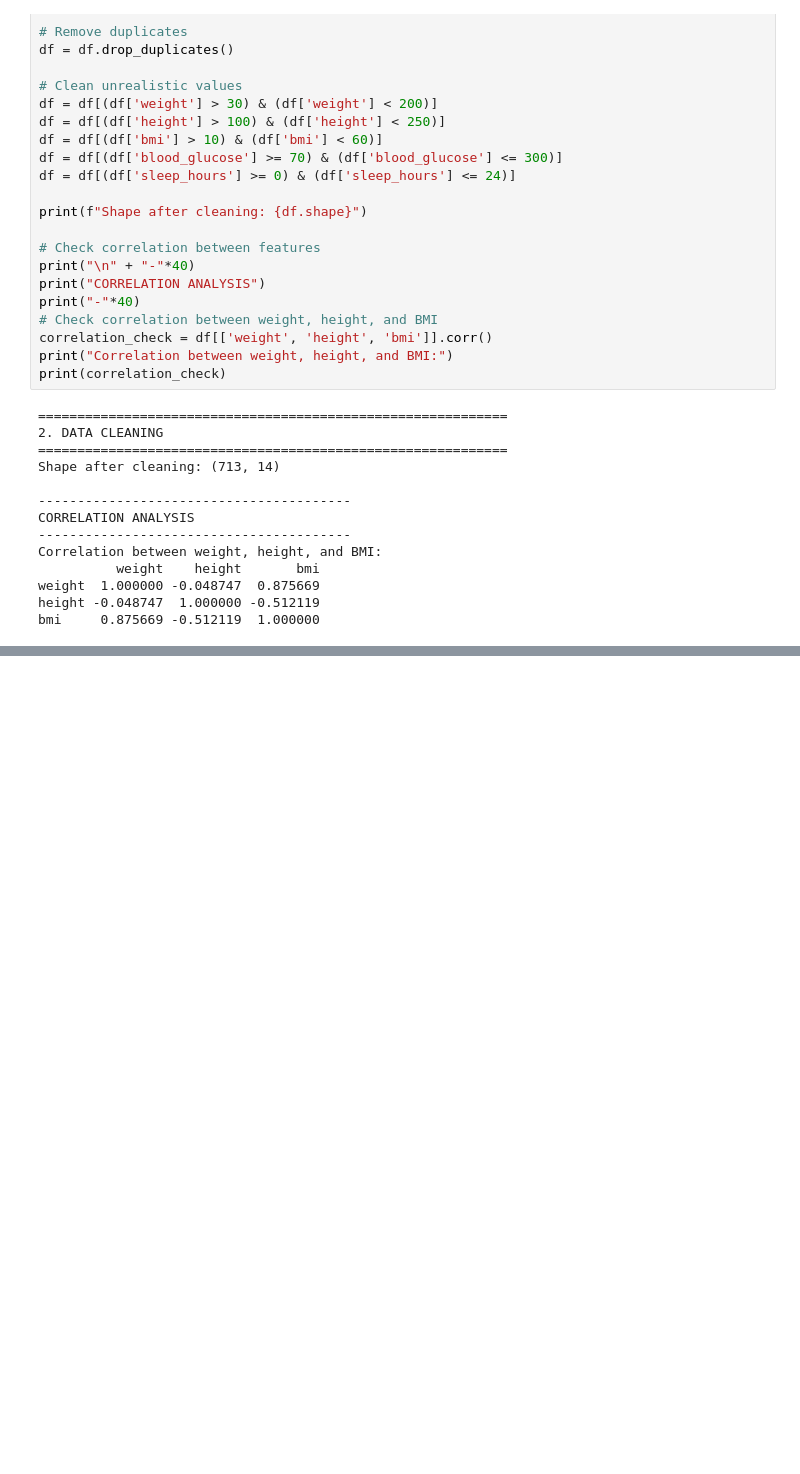
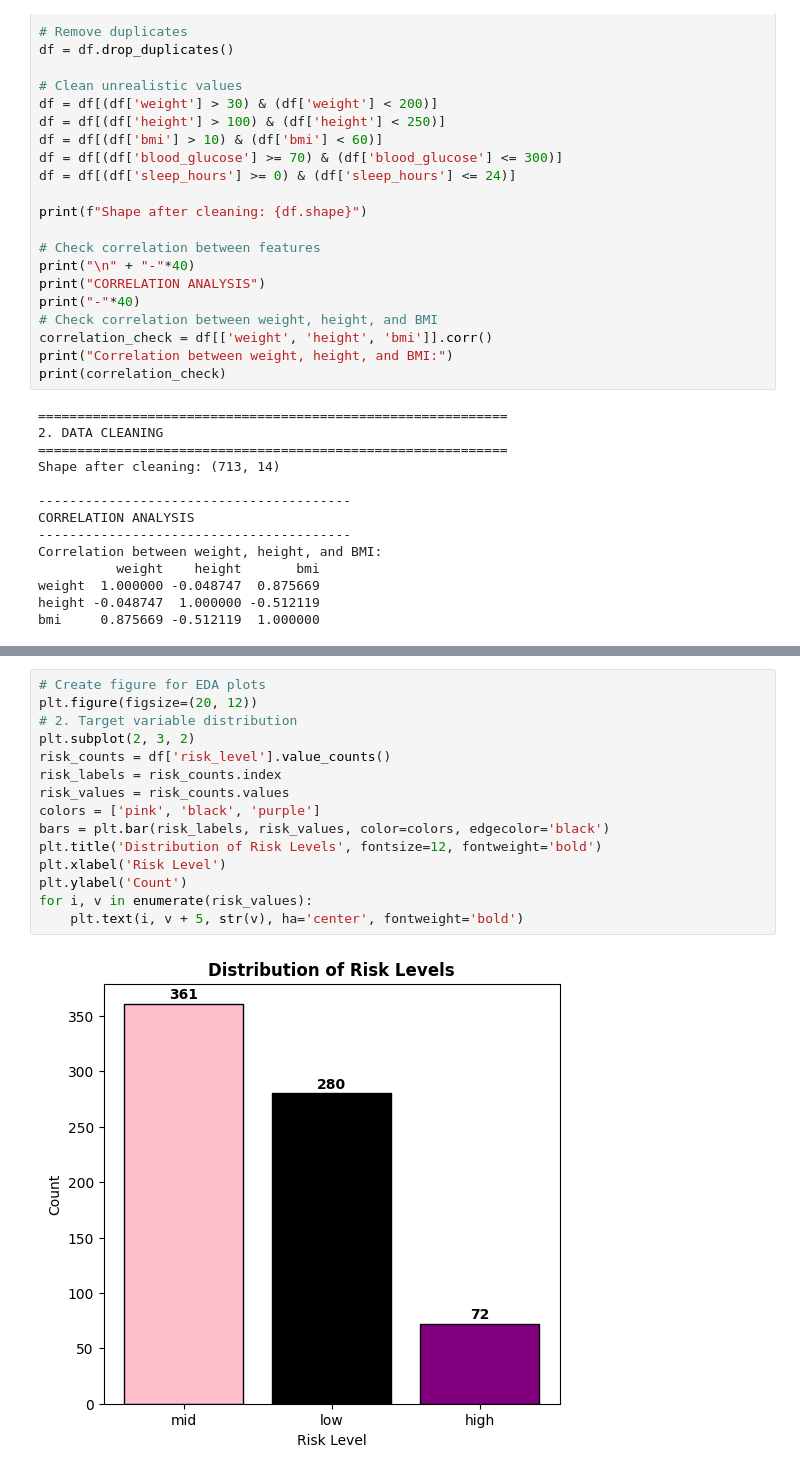
Before and after one commit to anudaindu/CM2604_Telco_Churn_Anuda, a Jupyter notebook: DiabetesRiskPrediction.ipynb, the cells around one changed output, grey strips where cells are left out. Saved outputs shown, nothing was run; the diff lists cells and outputs as text; blank space fills up the shorter version.

```diff
--- a/DiabetesRiskPrediction.ipynb
+++ b/DiabetesRiskPrediction.ipynb
@@ -287,0 +132,17 @@ Feature scaling completed (StandardScaler)
+# %%
+# Create figure for EDA plots
+plt.figure(figsize=(20, 12))
+# 2. Target variable distribution
+plt.subplot(2, 3, 2)
+risk_counts = df['risk_level'].value_counts()
+risk_labels = risk_counts.index
+risk_values = risk_counts.values
+colors = ['pink', 'black', 'purple']
+bars = plt.bar(risk_labels, risk_values, color=colors, edgecolor='black')
+plt.title('Distribution of Risk Levels', fontsize=12, fontweight='bold')
+plt.xlabel('Risk Level')
+plt.ylabel('Count')
+for i, v in enumerate(risk_values):
+    plt.text(i, v + 5, str(v), ha='center', fontweight='bold')
+# %% [output]
+[figure, added]
```
Also changed, not shown: parts of 14 cells of this notebook.
